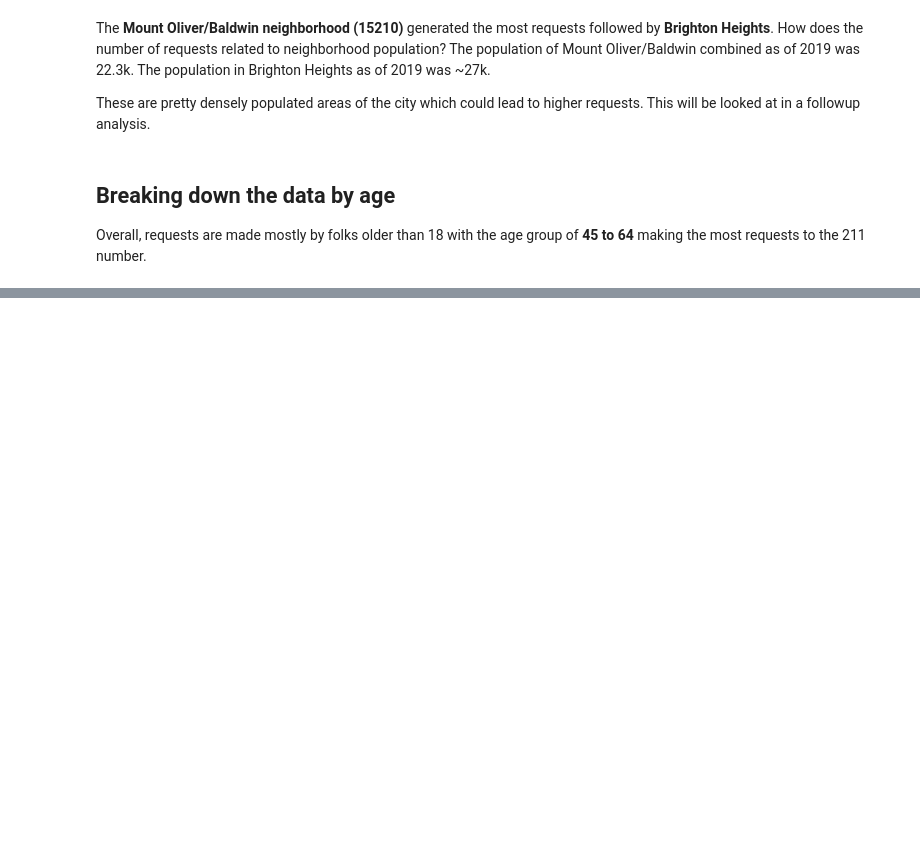
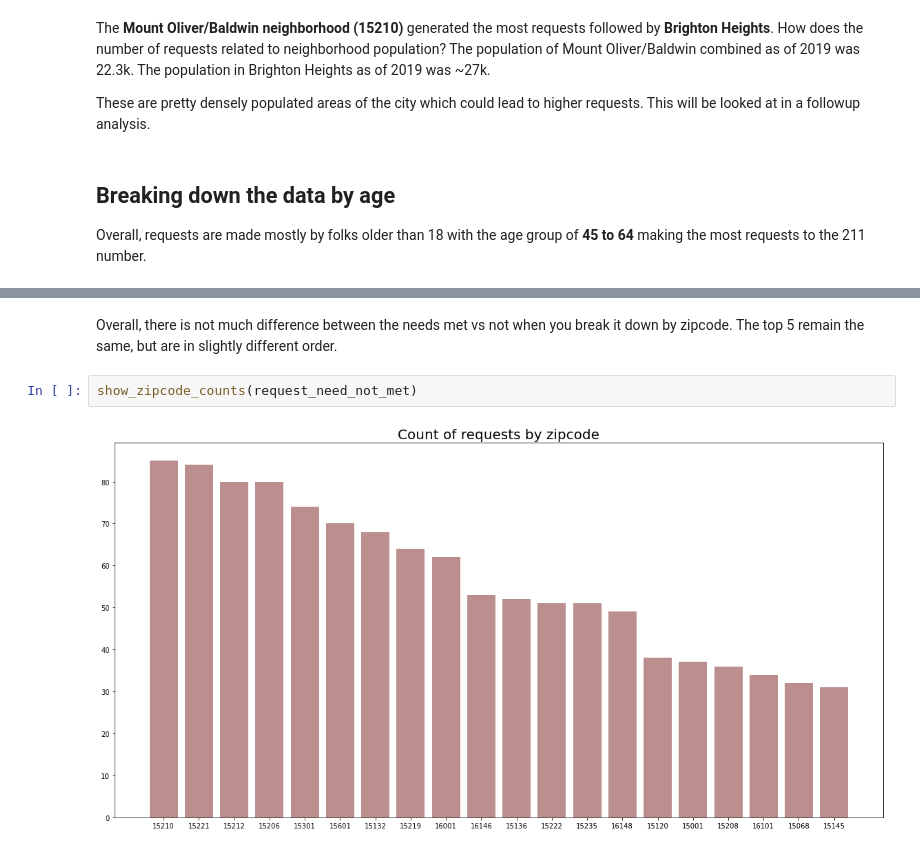
Before and after one commit to ohitsmekatie/pittsburgh-211-analysis, a Jupyter notebook: pittsburgh-211-analysis.ipynb, the cells around one changed output, grey strips where cells are left out. Saved outputs shown, nothing was run; the diff lists cells and outputs as text; blank space fills up the shorter version.

```diff
--- a/pittsburgh-211-analysis.ipynb
+++ b/pittsburgh-211-analysis.ipynb
@@ -123,0 +133,6 @@ TypeError: 'Index' object is not callable
+# %% [markdown]
+Overall, there is not much difference between the needs met vs not when you break it down by zipcode. The top 5 remain the same, but are in slightly different order.
+# %%
+show_zipcode_counts(request_need_not_met)
+# %% [output]
+[figure, added]
```
Also changed, not shown: parts of 12 cells of this notebook, 1 other file.
